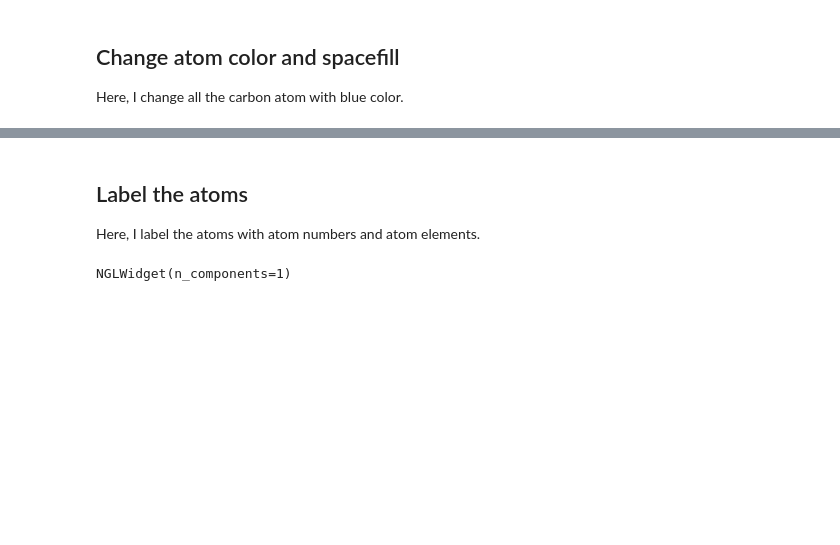
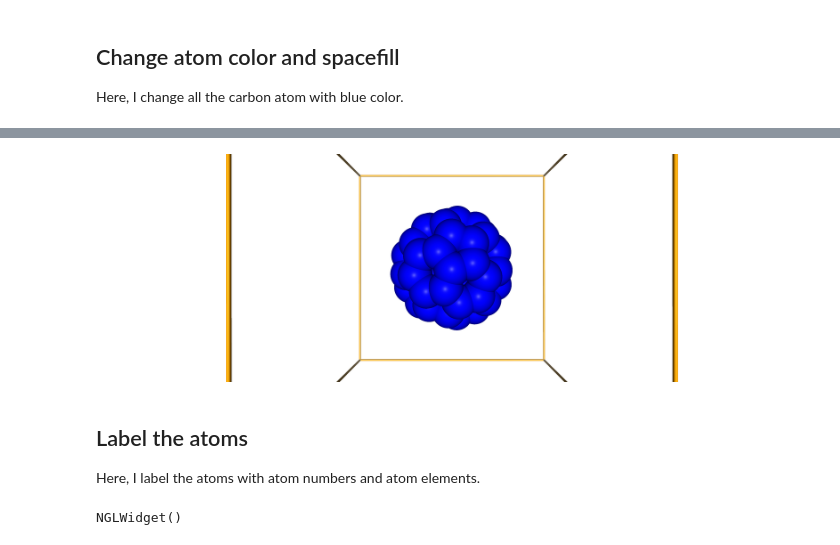
Before and after one commit to osscar-org/osscar-docs, a Jupyter notebook: notebooks/nglview_basic.ipynb, the cells around one changed output, grey strips where cells are left out. Drawn from its saved outputs; the diff is of its cells as text; code cells hidden in the pictures; blank space fills up the shorter version.

```diff
--- a/notebooks/nglview_basic.ipynb
+++ b/notebooks/nglview_basic.ipynb
@@ -46,9 +62,17 @@ NGLWidget(n_components=1)
+# %%
+view2.render_image()
+view2._display_image()
+# %% [output]
+[figure, added]
 # %% [markdown]
 ## Label the atoms
 
 Here, I label the atoms with atom numbers and atom elements.
 # %%
-view.add_label(color='red', scale=1.3, labelType='text', labelText = [c60[i].symbol + str(i) for i in range(60)], zOffset=2.0, attachment='middle_center')
-view
+view3 = nv.show_ase(c60)
+view3.add_unitcell()
+view3.add_representation('spacefill', selection='#C', color='blue', radius='1.2')
+view3.add_label(color='red', scale=1.3, labelType='text', labelText = [c60[i].symbol + str(i) for i in range(60)], zOffset=2.0, attachment='middle_center')
+view3
 # %% [output]
-NGLWidget(n_components=1)
+NGLWidget()
```
Also changed, not shown: parts of 13 cells of this notebook, 2 other files.
